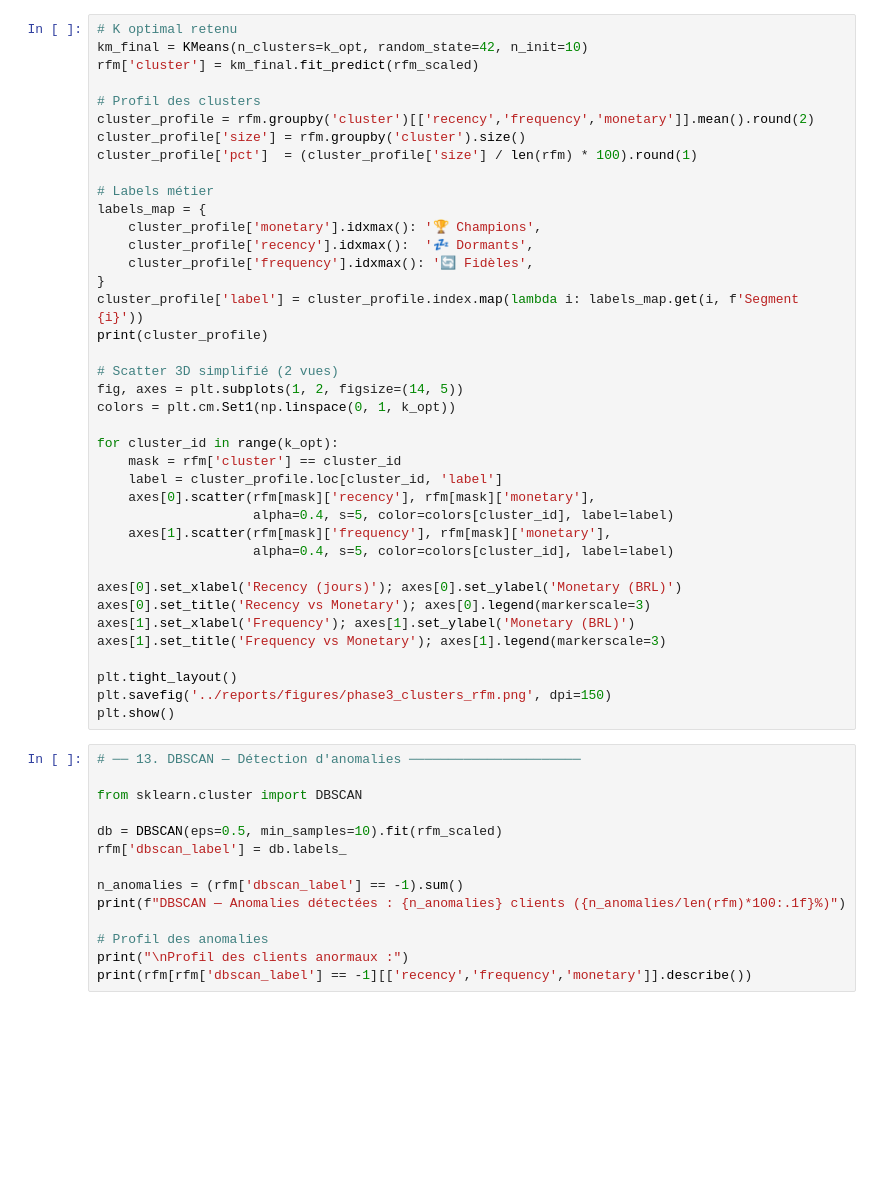
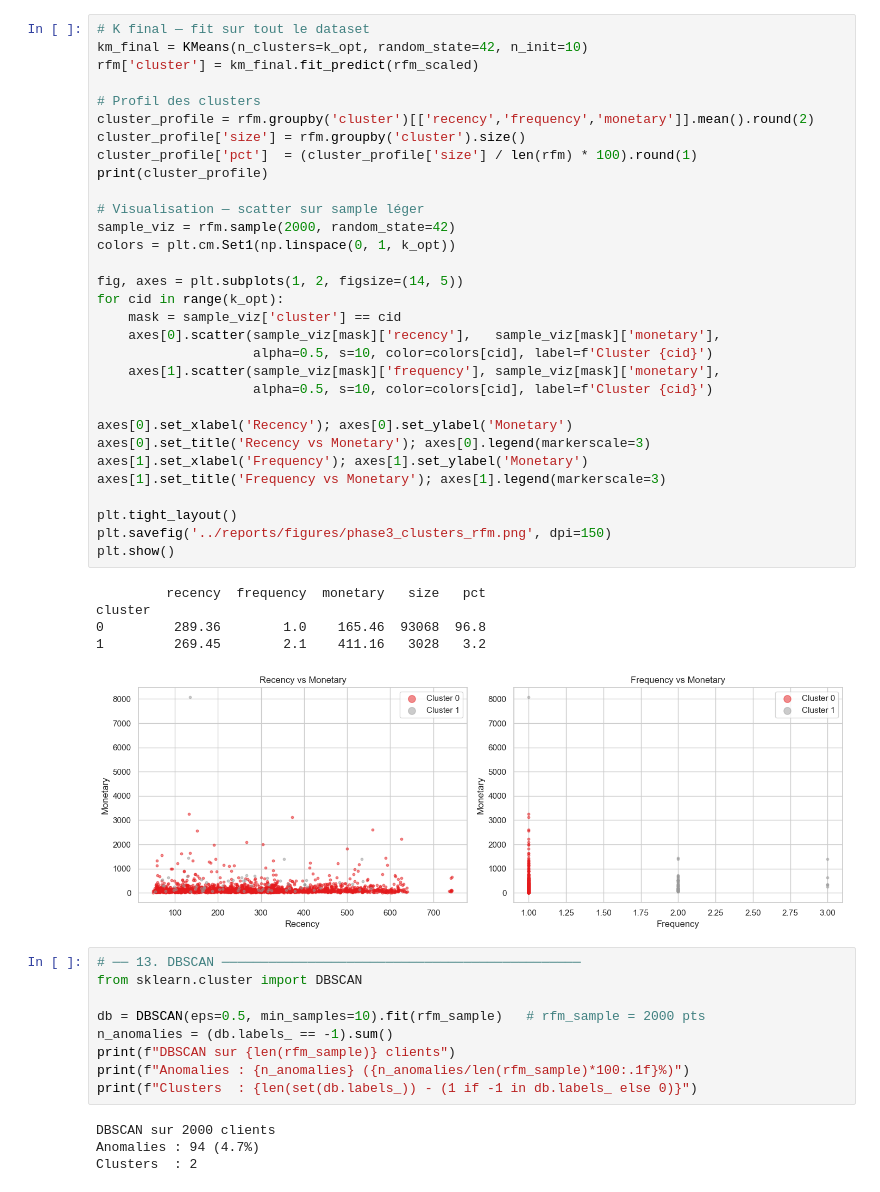
Before and after one commit to ELANSARIOUMAIMA/dddm-ecommerce-olist, a Jupyter notebook: notebooks/phase3_eda.ipynb, the cells around one changed output. Cells and saved outputs as stored; diff of their text form; blank space fills up the shorter version.

```diff
--- a/notebooks/phase3_eda.ipynb
+++ b/notebooks/phase3_eda.ipynb
@@ -322,56 +409,53 @@ print(f"K optimal : {k_opt}  (silhouette = {max(sil_scores):.3f})")
 # %%
-# K optimal retenu
+# K final — fit sur tout le dataset
 km_final = KMeans(n_clusters=k_opt, random_state=42, n_init=10)
 rfm['cluster'] = km_final.fit_predict(rfm_scaled)
 
 # Profil des clusters
 cluster_profile = rfm.groupby('cluster')[['recency','frequency','monetary']].mean().round(2)
 cluster_profile['size'] = rfm.groupby('cluster').size()
 cluster_profile['pct']  = (cluster_profile['size'] / len(rfm) * 100).round(1)
-
-# Labels métier
-labels_map = {
-    cluster_profile['monetary'].idxmax(): '🏆 Champions',
-    cluster_profile['recency'].idxmax():  '💤 Dormants',
-    cluster_profile['frequency'].idxmax(): '🔄 Fidèles',
-}
-cluster_profile['label'] = cluster_profile.index.map(lambda i: labels_map.get(i, f'Segment {i}'))
 print(cluster_profile)
 
-# Scatter 3D simplifié (2 vues)
-fig, axes = plt.subplots(1, 2, figsize=(14, 5))
+# Visualisation — scatter sur sample léger
+sample_viz = rfm.sample(2000, random_state=42)
 colors = plt.cm.Set1(np.linspace(0, 1, k_opt))
 
-for cluster_id in range(k_opt):
-    mask = rfm['cluster'] == cluster_id
-    label = cluster_profile.loc[cluster_id, 'label']
-    axes[0].scatter(rfm[mask]['recency'], rfm[mask]['monetary'],
-                    alpha=0.4, s=5, color=colors[cluster_id], label=label)
-    axes[1].scatter(rfm[mask]['frequency'], rfm[mask]['monetary'],
-                    alpha=0.4, s=5, color=colors[cluster_id], label=label)
+fig, axes = plt.subplots(1, 2, figsize=(14, 5))
+for cid in range(k_opt):
+    mask = sample_viz['cluster'] == cid
+    axes[0].scatter(sample_viz[mask]['recency'],   sample_viz[mask]['monetary'],
+                    alpha=0.5, s=10, color=colors[cid], label=f'Cluster {cid}')
+    axes[1].scatter(sample_viz[mask]['frequency'], sample_viz[mask]['monetary'],
+                    alpha=0.5, s=10, color=colors[cid], label=f'Cluster {cid}')
 
-axes[0].set_xlabel('Recency (jours)'); axes[0].set_ylabel('Monetary (BRL)')
+axes[0].set_xlabel('Recency'); axes[0].set_ylabel('Monetary')
 axes[0].set_title('Recency vs Monetary'); axes[0].legend(markerscale=3)
-axes[1].set_xlabel('Frequency'); axes[1].set_ylabel('Monetary (BRL)')
+axes[1].set_xlabel('Frequency'); axes[1].set_ylabel('Monetary')
 axes[1].set_title('Frequency vs Monetary'); axes[1].legend(markerscale=3)
 
 plt.tight_layout()
 plt.savefig('../reports/figures/phase3_clusters_rfm.png', dpi=150)
 plt.show()
+# %% [output]
+         recency  frequency  monetary   size   pct
+cluster
+0         289.36        1.0    165.46  93068  96.8
+1         269.45        2.1    411.16   3028   3.2
+[figure, added]
 # %%
-# ── 13. DBSCAN — Détection d'anomalies ──────────────────────
-
+# ── 13. DBSCAN ──────────────────────────────────────────────
 from sklearn.cluster import DBSCAN
 
-db = DBSCAN(eps=0.5, min_samples=10).fit(rfm_scaled)
-rfm['dbscan_label'] = db.labels_
-
-n_anomalies = (rfm['dbscan_label'] == -1).sum()
-print(f"DBSCAN — Anomalies détectées : {n_anomalies} clients ({n_anomalies/len(rfm)*100:.1f}%)")
-
-# Profil des anomalies
-print("\nProfil des clients anormaux :")
-print(rfm[rfm['dbscan_label'] == -1][['recency','frequency','monetary']].describe())
+db = DBSCAN(eps=0.5, min_samples=10).fit(rfm_sample)   # rfm_sample = 2000 pts
+n_anomalies = (db.labels_ == -1).sum()
+print(f"DBSCAN sur {len(rfm_sample)} clients")
+print(f"Anomalies : {n_anomalies} ({n_anomalies/len(rfm_sample)*100:.1f}%)")
+print(f"Clusters  : {len(set(db.labels_)) - (1 if -1 in db.labels_ else 0)}")
+# %% [output]
+DBSCAN sur 2000 clients
+Anomalies : 94 (4.7%)
+Clusters  : 2
 # %%
 # ── 14. SCATTER MATRIX ──────────────────────────────────────
 
```
Also changed, not shown: parts of 13 cells of this notebook, 23 other files.
